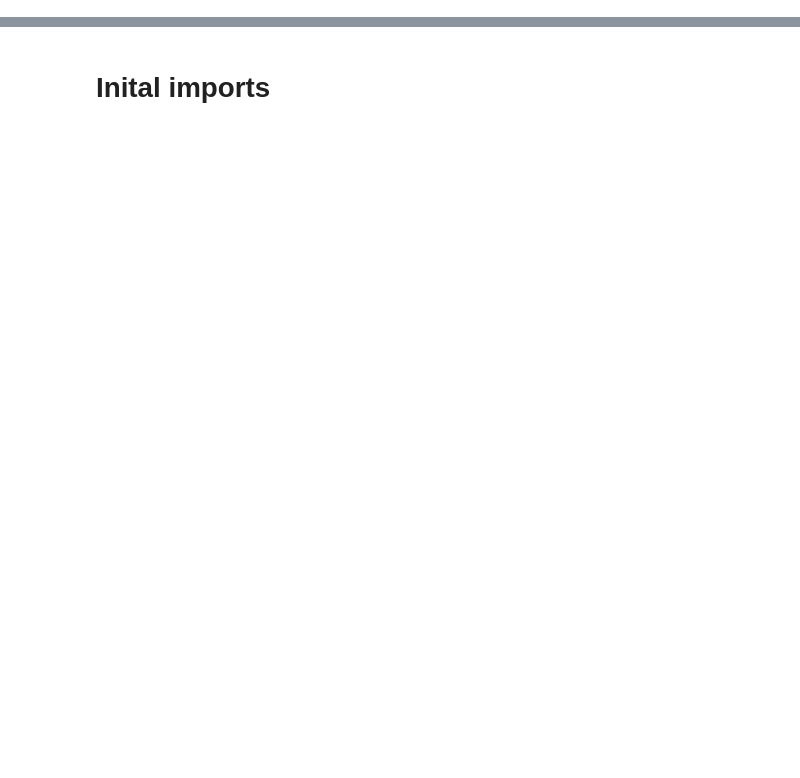
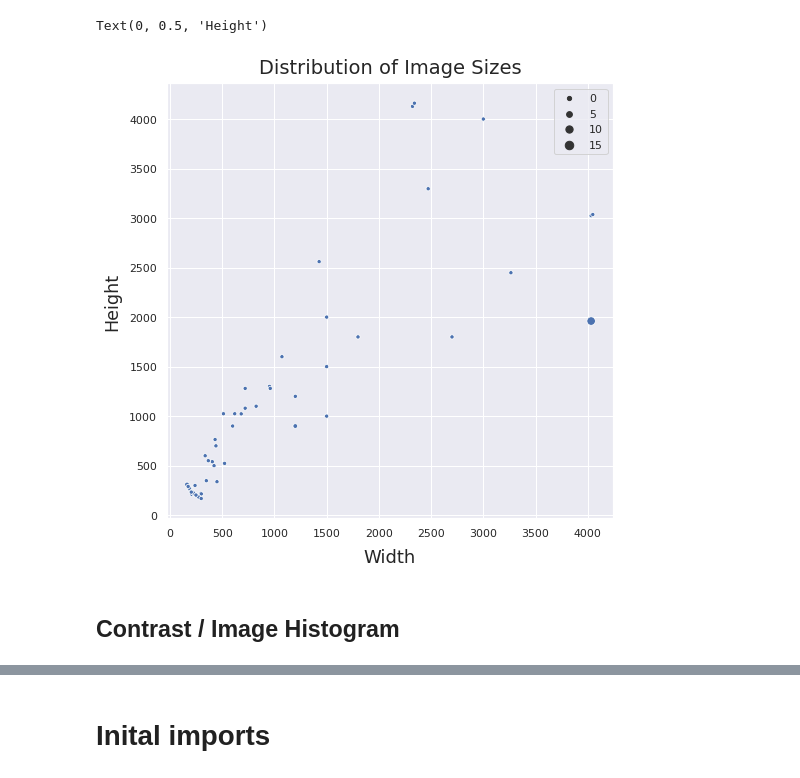
Before and after one commit to GL7526/ObjectDetection1, a Jupyter notebook: improve_attempt.ipynb, the cells around one changed output, grey strips where cells are left out. Cells and saved outputs as stored; diff of their text form; code cells hidden in the pictures; blank space fills up the shorter version.

```diff
--- a/improve_attempt.ipynb
+++ b/improve_attempt.ipynb
@@ -0,0 +94,3 @@
+# %%
+for i in wh_list:
+  size_count[i] += 1
@@ -0,0 +99,10 @@
+# %%
+size_count = dict(size_count)
+size_count
+# %%
+counts_list = list(size_count.items())
+counts_list
+# %%
+widths = [i[0][0] for i in counts_list]
+heights = [i[0][1] for i in counts_list]
+counts = [i[1] for i in counts_list]
@@ -0,0 +111,14 @@
+# %%
+sns.set(rc = {'figure.figsize':(8,8)})
+
+scatter_wh = sns.scatterplot(x = widths, y = heights, size = counts, palette = 'b', )
+
+# scatter_wh.set_xticklabels(boxplot.get_xticklabels(), rotation = 90) # x-tick label info
+scatter_wh.axes.set_title('Distribution of Image Sizes', fontsize = 19.5, pad = 10) # title info
+scatter_wh.set_xlabel('Width', fontsize = 18, labelpad = 10) # xlabel info
+scatter_wh.set_ylabel('Height', fontsize = 17.5, labelpad = 8) # ylabel info
+# %% [output]
+Text(0, 0.5, 'Height')
+[figure, added]
+# %% [markdown]
+## Contrast / Image Histogram
```
Also changed, not shown: parts of 68 cells of this notebook.
